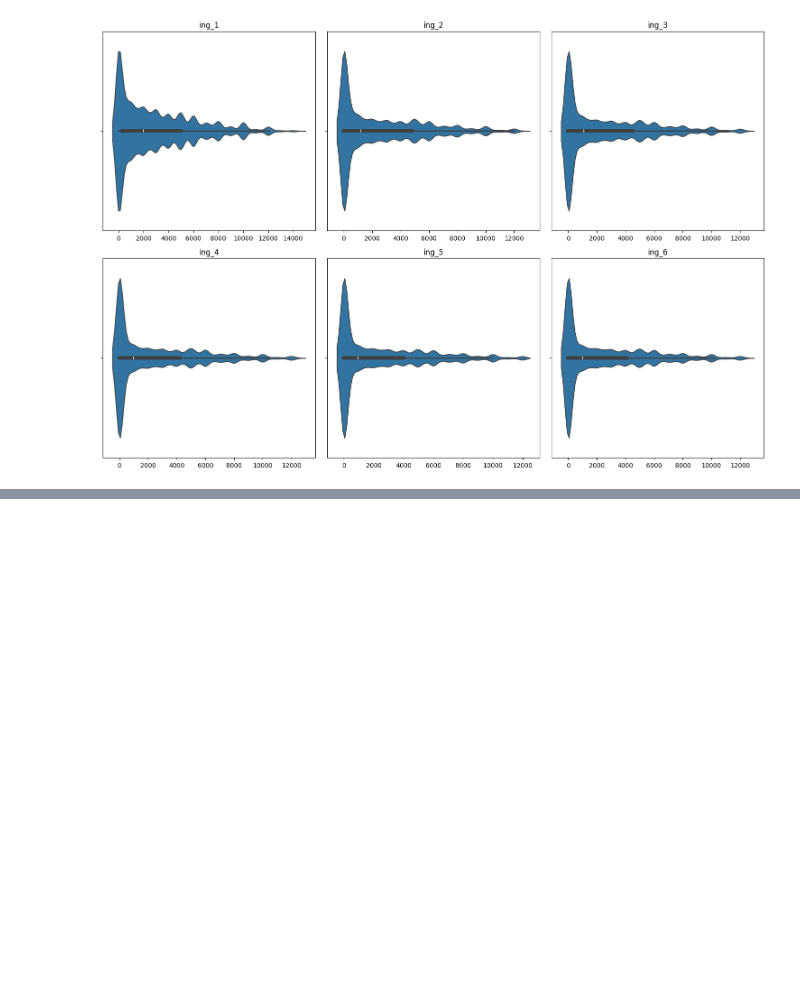
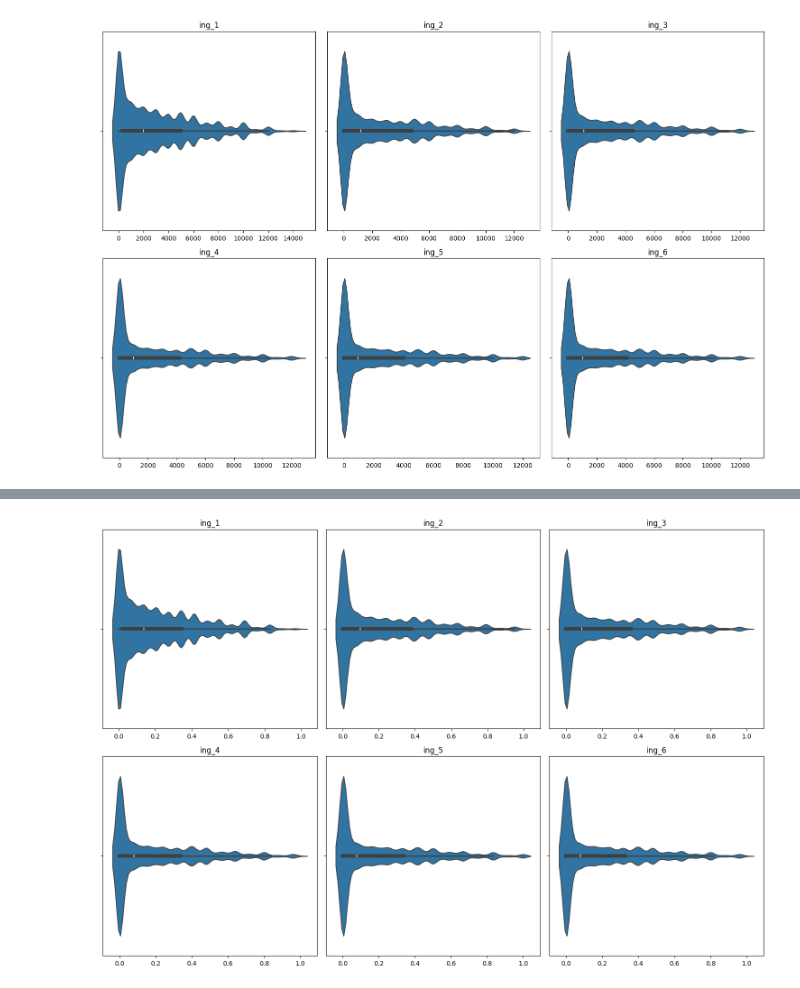
Before and after one commit to JRI11930/ENIGH-Analysis, a Jupyter notebook: notebooks/v1.ipynb, the cells around one changed output, grey strips where cells are left out. Saved outputs shown, nothing was run; the diff lists cells and outputs as text; code cells hidden in the pictures; blank space fills up the shorter version.

```diff
--- a/notebooks/v1.ipynb
+++ b/notebooks/v1.ipynb
@@ -177,3 +182,10 @@ plt.tight_layout()
 plt.show()
 # %% [output]
 [figure]
+# %%
+scaler = MinMaxScaler()
+# Escalar las columnas de df_ingresos con MinMaxScaler
+df_ingresos = pd.DataFrame(scaler.fit_transform(df_ingresos), columns=df_ingresos.columns)
+
+# Mostrar el DataFrame escalado
+df_ingresos.describe()
@@ -179,0 +202,25 @@ plt.show()
+# %%
+# Definir el tamaño de la cuadrícula
+n_cols = len(df_ingresos.columns)
+n_filas = (n_cols // 3) + 1
+
+# Crear la figura y los ejes
+fig, axes = plt.subplots(n_filas, 3, figsize=(15, n_filas * 5))
+axes = axes.flatten()
+
+# Graficar cada columna en un histograma
+for i, col in enumerate(df_ingresos.columns):
+    sns.violinplot(x=df_ingresos[col], ax=axes[i])
+    axes[i].set_title(col)
+    axes[i].set_xlabel('')
+    axes[i].set_ylabel('')
+
+# Eliminar ejes vacíos
+for j in range(i + 1, len(axes)):
+    fig.delaxes(axes[j])
+
+# Ajustar el layout
+plt.tight_layout()
+plt.show()
+# %% [output]
+[figure, added]
```
Also changed, not shown: parts of 3 cells of this notebook.
